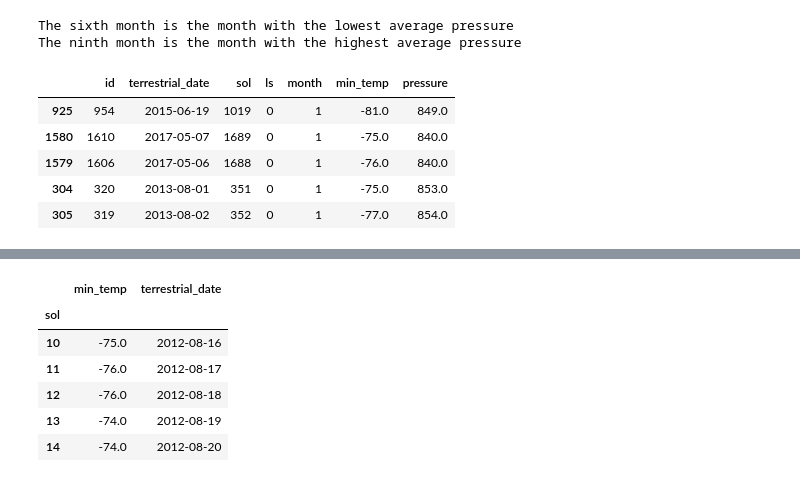
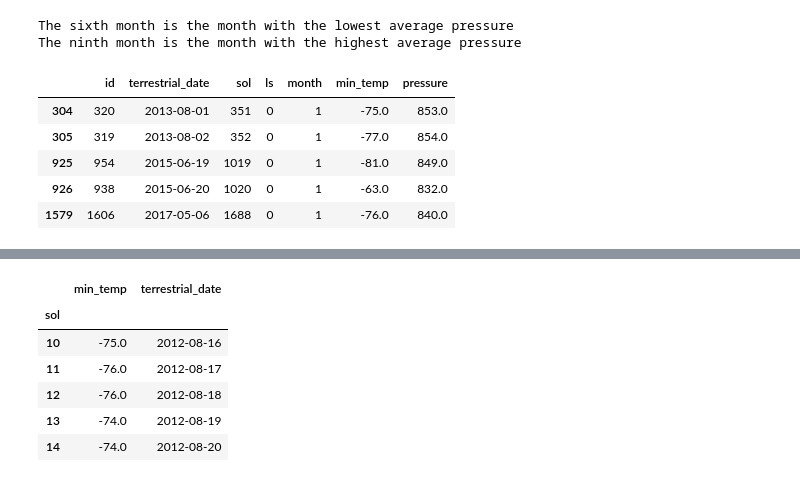
Before and after one commit to shruti-p-m/mars-challenge, a Jupyter notebook: part_2_mars_weather.ipynb, the cells around one changed output, grey strips where cells are left out. Drawn from its saved outputs; the diff is of its cells as text; code cells hidden in the pictures.

```diff
--- a/part_2_mars_weather.ipynb
+++ b/part_2_mars_weather.ipynb
@@ -249,13 +249,15 @@ The ninth month is the month with the highest average pressure
 # %%
 #5. About how many terrestrial (Earth) days exist in a Martian year
 # Consider how many days elapse on Earth in the time that Mars circles the Sun once
-solar_longitude_df = mars_temp_df.sort_values(by= 'ls')
+
+#sort by terrestrial date and ls
+solar_longitude_df = mars_temp_df.sort_values(['ls', 'terrestrial_date'])
 solar_longitude_df.head()
 # %% [output]
 |  | id | terrestrial_date | sol | ls | month | min_temp | pressure |
-| 925 | 954 | 2015-06-19 | 1019 | 0 | 1 | -81.0 | 849.0 |
-| 1580 | 1610 | 2017-05-07 | 1689 | 0 | 1 | -75.0 | 840.0 |
-| 1579 | 1606 | 2017-05-06 | 1688 | 0 | 1 | -76.0 | 840.0 |
 | 304 | 320 | 2013-08-01 | 351 | 0 | 1 | -75.0 | 853.0 |
 | 305 | 319 | 2013-08-02 | 352 | 0 | 1 | -77.0 | 854.0 |
+| 925 | 954 | 2015-06-19 | 1019 | 0 | 1 | -81.0 | 849.0 |
+| 926 | 938 | 2015-06-20 | 1020 | 0 | 1 | -63.0 | 832.0 |
+| 1579 | 1606 | 2017-05-06 | 1688 | 0 | 1 | -76.0 | 840.0 |
 # %%
```
Also changed, not shown: parts of 4 cells of this notebook.
